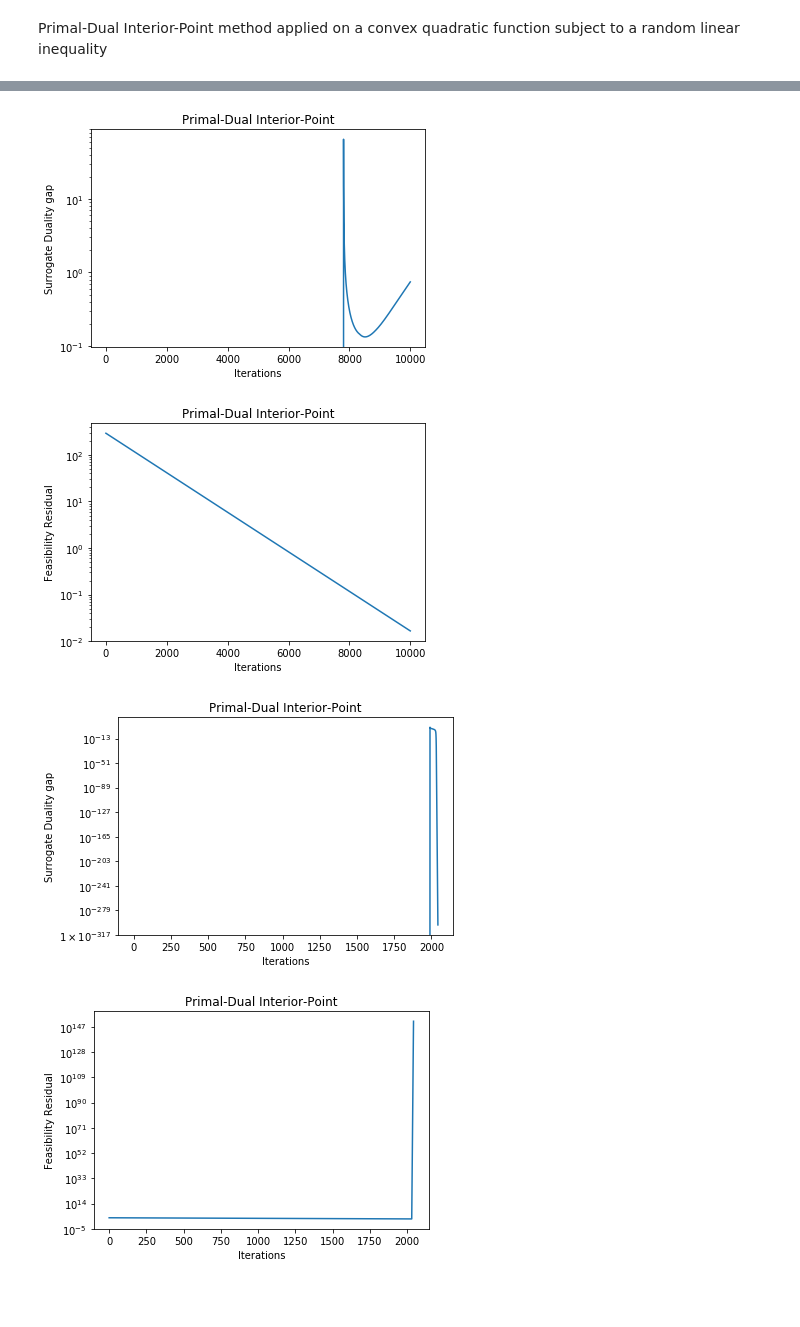
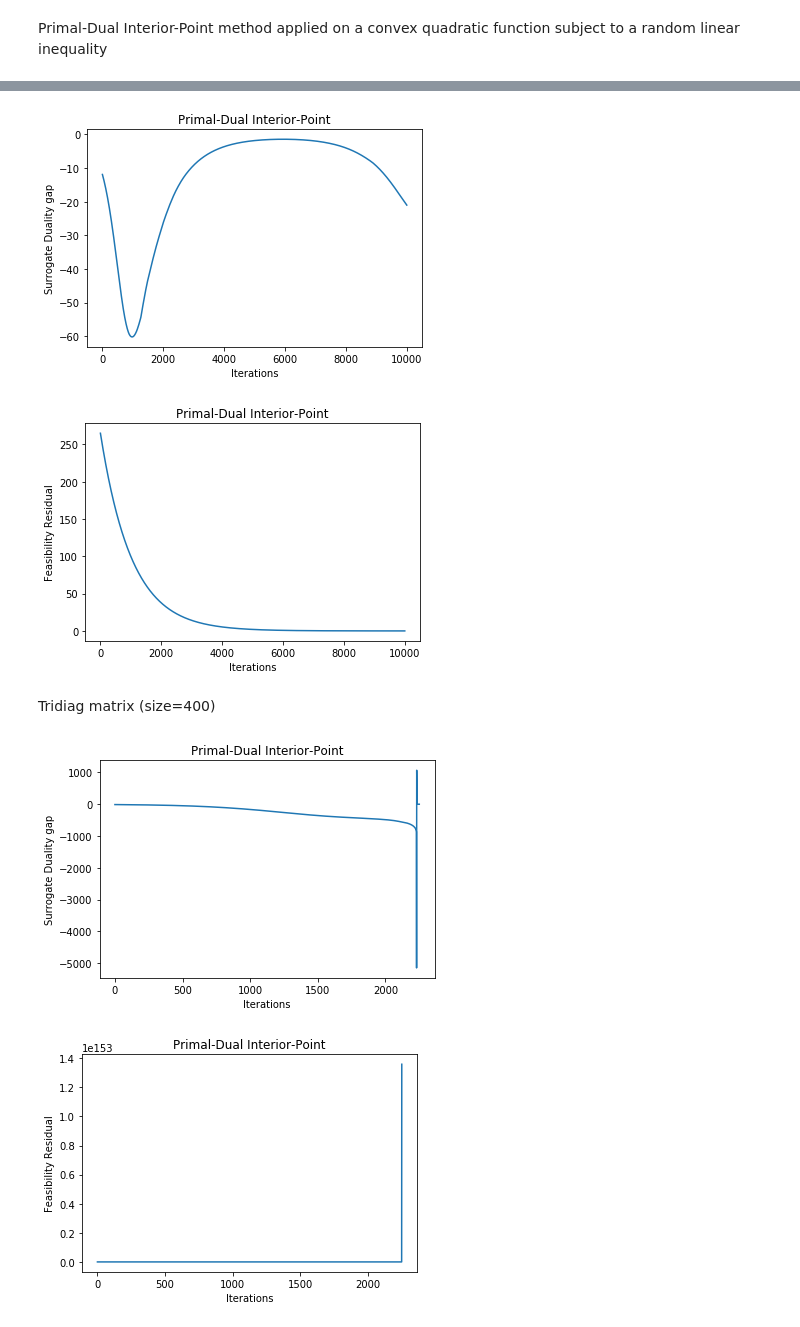
Before and after one commit to 1997alireza/Optimization, a Jupyter notebook: HW3/q3.ipynb, the cells around one changed output, grey strips where cells are left out. Drawn from its saved outputs; the diff is of its cells as text; code cells hidden in the pictures; blank space fills up the shorter version.

Commit message:
y-scale of diagrams are changed

```diff
--- a/HW3/q3.ipynb
+++ b/HW3/q3.ipynb
@@ -44,46 +46,44 @@ quadratic_provider = QuadraticFunctionProvider(A, b)
 _, iterations, surrogate_duality_gaps, r_feas = primal_dual_interior_point(quadratic_provider, P, q)
 
 plt.plot(iterations, surrogate_duality_gaps)
-plt.yscale('log')
 plt.xlabel('Iterations')
 plt.ylabel('Surrogate Duality gap')
 plt.title('Primal-Dual Interior-Point')
 plt.show()
 
 plt.plot(iterations, r_feas)
-plt.yscale('log')
 plt.xlabel('Iterations')
 plt.ylabel('Feasibility Residual')
 plt.title('Primal-Dual Interior-Point')
 plt.show()
 # %% [output]
-[figure, old version]
+[figure, new version]
-[figure, old version]
+[figure, new version]
 # %%
 n = 400
 b = np.ones(n)
 P = np.random.rand(n, n)
 q = np.random.rand(n, 1) + np.ones([n, 1])
+# %% [markdown]
+Tridiag matrix (size=400)
 # %%
 A = tridiag(size=n)
 
 quadratic_provider = QuadraticFunctionProvider(A, b)
 
 _, iterations, surrogate_duality_gaps, r_feas = primal_dual_interior_point(quadratic_provider, P, q)
 
 plt.plot(iterations, surrogate_duality_gaps)
-plt.yscale('log')
 plt.xlabel('Iterations')
 plt.ylabel('Surrogate Duality gap')
 plt.title('Primal-Dual Interior-Point')
 plt.show()
 
 plt.plot(iterations, r_feas)
-plt.yscale('log')
 plt.xlabel('Iterations')
 plt.ylabel('Feasibility Residual')
 plt.title('Primal-Dual Interior-Point')
 plt.show()
 # %% [output]
-[figure, old version]
+[figure, new version]
-[figure, old version]
+[figure, new version]
```
Also changed, not shown: parts of 4 cells of this notebook, 2 other files.
